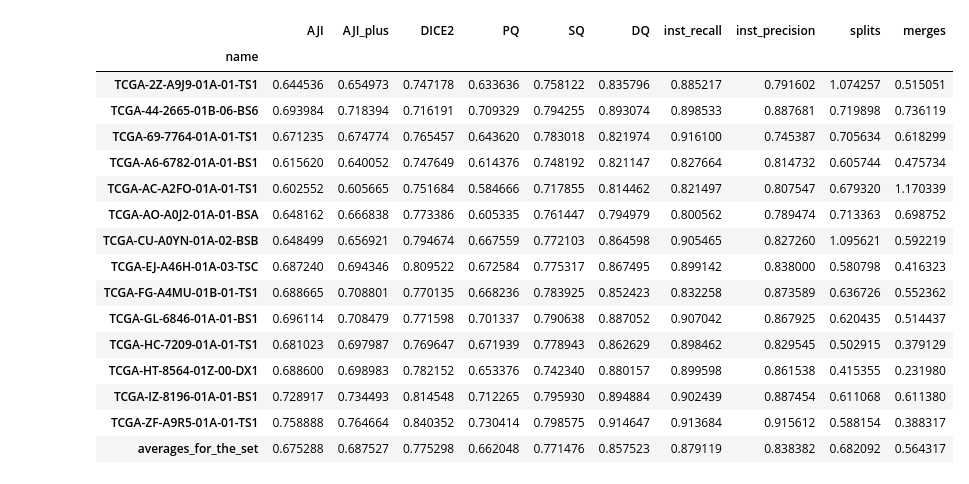
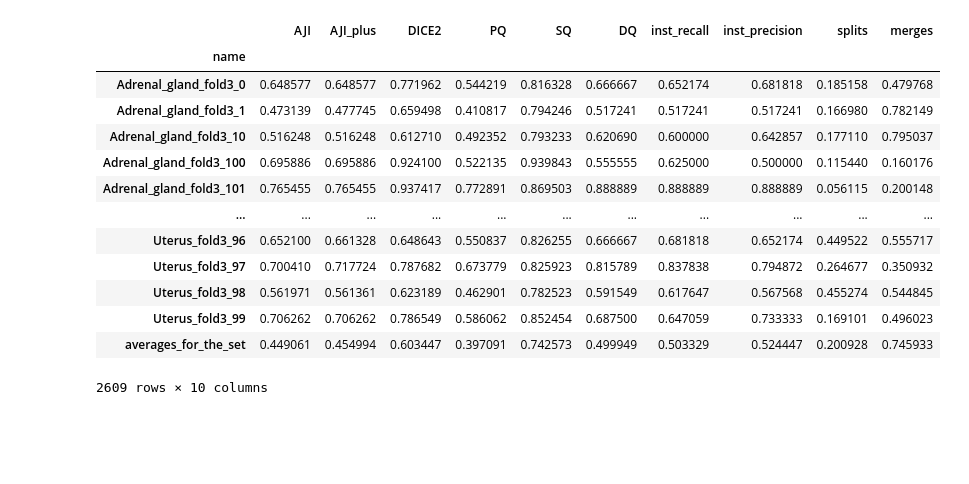
Before and after one commit to okunator/Dippa, a Jupyter notebook: notebooks/2_infer_and_benchmark.ipynb, the cells around one changed output. Drawn from its saved outputs; the diff is of its cells as text; code cells hidden in the pictures; blank space fills up the shorter version.

```diff
--- a/notebooks/2_infer_and_benchmark.ipynb
+++ b/notebooks/2_infer_and_benchmark.ipynb
@@ -3,21 +3,24 @@ from src.dl.inference.inferer import Inferer
 import src.dl.lightning as lightning
 from src.config import CONFIG
 # %%
-lightning_model = lightning.SegModel.from_experiment(name="testi", version="dense_ws_gn_full_preact")
+lightning_model = lightning.SegModel.from_experiment(name="norm_pannuke", version="gn_ws_preact")
+
+dataset="pannuke"
+w = dataset != "pannuke"
 
 inferer = Inferer(
     lightning_model,
-    dataset="pannuke",
+    dataset=dataset,
     patch_size=(256, 256),
     stride_size=80,
     fn_pattern="*",
     data_fold="test",
     model_weights="last",
-    apply_weights=False,
+    apply_weights=w,
     post_proc_method="cellpose",
-    batch_size=1,
-    num_workers=1,
-    model_batch_size=1
+    batch_size=4,
+    num_workers=4,
+    model_batch_size=None
 )
 # %%
 # lightning_model
@@ -41,25 +44,22 @@ ax[1].imshow(inferer.aux_maps[key][..., 1])
 inferer.post_process()
 # %%
 pattern_list = None
-binary_scores = inferer.benchmark_insts(pattern_list=pattern_list, file_prefix="kumar_cellpose_swish")
+binary_scores = inferer.benchmark_insts(pattern_list=pattern_list, file_prefix="bn_ws_postact")
 binary_scores
 # %% [output]
 |  | AJI | AJI_plus | DICE2 | PQ | SQ | DQ | inst_recall | inst_precision | splits | merges |
 | name |  |  |  |  |  |  |  |  |  |  |
-| TCGA-2Z-A9J9-01A-01-TS1 | 0.644536 | 0.654973 | 0.747178 | 0.633636 | 0.758122 | 0.835796 | 0.885217 | 0.791602 | 1.074257 | 0.515051 |
-| TCGA-44-2665-01B-06-BS6 | 0.693984 | 0.718394 | 0.716191 | 0.709329 | 0.794255 | 0.893074 | 0.898533 | 0.887681 | 0.719898 | 0.736119 |
-| TCGA-69-7764-01A-01-TS1 | 0.671235 | 0.674774 | 0.765457 | 0.643620 | 0.783018 | 0.821974 | 0.916100 | 0.745387 | 0.705634 | 0.618299 |
-| TCGA-A6-6782-01A-01-BS1 | 0.615620 | 0.640052 | 0.747649 | 0.614376 | 0.748192 | 0.821147 | 0.827664 | 0.814732 | 0.605744 | 0.475734 |
-| TCGA-AC-A2FO-01A-01-TS1 | 0.602552 | 0.605665 | 0.751684 | 0.584666 | 0.717855 | 0.814462 | 0.821497 | 0.807547 | 0.679320 | 1.170339 |
-| TCGA-AO-A0J2-01A-01-BSA | 0.648162 | 0.666838 | 0.773386 | 0.605335 | 0.761447 | 0.794979 | 0.800562 | 0.789474 | 0.713363 | 0.698752 |
-| TCGA-CU-A0YN-01A-02-BSB | 0.648499 | 0.656921 | 0.794674 | 0.667559 | 0.772103 | 0.864598 | 0.905465 | 0.827260 | 1.095621 | 0.592219 |
-| TCGA-EJ-A46H-01A-03-TSC | 0.687240 | 0.694346 | 0.809522 | 0.672584 | 0.775317 | 0.867495 | 0.899142 | 0.838000 | 0.580798 | 0.416323 |
-| TCGA-FG-A4MU-01B-01-TS1 | 0.688665 | 0.708801 | 0.770135 | 0.668236 | 0.783925 | 0.852423 | 0.832258 | 0.873589 | 0.636726 | 0.552362 |
-| TCGA-GL-6846-01A-01-BS1 | 0.696114 | 0.708479 | 0.771598 | 0.701337 | 0.790638 | 0.887052 | 0.907042 | 0.867925 | 0.620435 | 0.514437 |
-| TCGA-HC-7209-01A-01-TS1 | 0.681023 | 0.697987 | 0.769647 | 0.671939 | 0.778943 | 0.862629 | 0.898462 | 0.829545 | 0.502915 | 0.379129 |
-| TCGA-HT-8564-01Z-00-DX1 | 0.688600 | 0.698983 | 0.782152 | 0.653376 | 0.742340 | 0.880157 | 0.899598 | 0.861538 | 0.415355 | 0.231980 |
-| TCGA-IZ-8196-01A-01-BS1 | 0.728917 | 0.734493 | 0.814548 | 0.712265 | 0.795930 | 0.894884 | 0.902439 | 0.887454 | 0.611068 | 0.611380 |
-| TCGA-ZF-A9R5-01A-01-TS1 | 0.758888 | 0.764664 | 0.840352 | 0.730414 | 0.798575 | 0.914647 | 0.913684 | 0.915612 | 0.588154 | 0.388317 |
-| averages_for_the_set | 0.675288 | 0.687527 | 0.775298 | 0.662048 | 0.771476 | 0.857523 | 0.879119 | 0.838382 | 0.682092 | 0.564317 |
+| Adrenal_gland_fold3_0 | 0.648577 | 0.648577 | 0.771962 | 0.544219 | 0.816328 | 0.666667 | 0.652174 | 0.681818 | 0.185158 | 0.479768 |
+| Adrenal_gland_fold3_1 | 0.473139 | 0.477745 | 0.659498 | 0.410817 | 0.794246 | 0.517241 | 0.517241 | 0.517241 | 0.166980 | 0.782149 |
+| Adrenal_gland_fold3_10 | 0.516248 | 0.516248 | 0.612710 | 0.492352 | 0.793233 | 0.620690 | 0.600000 | 0.642857 | 0.177110 | 0.795037 |
+| Adrenal_gland_fold3_100 | 0.695886 | 0.695886 | 0.924100 | 0.522135 | 0.939843 | 0.555555 | 0.625000 | 0.500000 | 0.115440 | 0.160176 |
+| Adrenal_gland_fold3_101 | 0.765455 | 0.765455 | 0.937417 | 0.772891 | 0.869503 | 0.888889 | 0.888889 | 0.888889 | 0.056115 | 0.200148 |
+| ... | ... | ... | ... | ... | ... | ... | ... | ... | ... | ... |
+| Uterus_fold3_96 | 0.652100 | 0.661328 | 0.648643 | 0.550837 | 0.826255 | 0.666667 | 0.681818 | 0.652174 | 0.449522 | 0.555717 |
+| Uterus_fold3_97 | 0.700410 | 0.717724 | 0.787682 | 0.673779 | 0.825923 | 0.815789 | 0.837838 | 0.794872 | 0.264677 | 0.350932 |
+| Uterus_fold3_98 | 0.561971 | 0.561361 | 0.623189 | 0.462901 | 0.782523 | 0.591549 | 0.617647 | 0.567568 | 0.455274 | 0.544845 |
+| Uterus_fold3_99 | 0.706262 | 0.706262 | 0.786549 | 0.586062 | 0.852454 | 0.687500 | 0.647059 | 0.733333 | 0.169101 | 0.496023 |
+| averages_for_the_set | 0.449061 | 0.454994 | 0.603447 | 0.397091 | 0.742573 | 0.499949 | 0.503329 | 0.524447 | 0.200928 | 0.745933 |
+2609 rows × 10 columns
 # %%
 pattern_list = None
```
Also changed, not shown: parts of 4 cells of this notebook, 4 other files.
